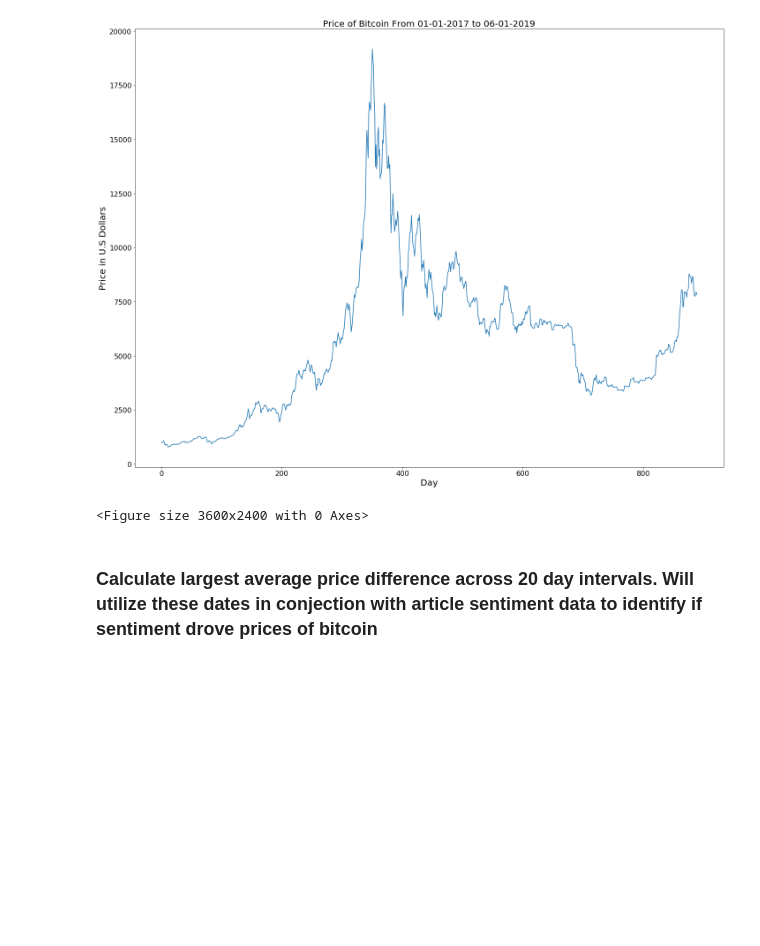
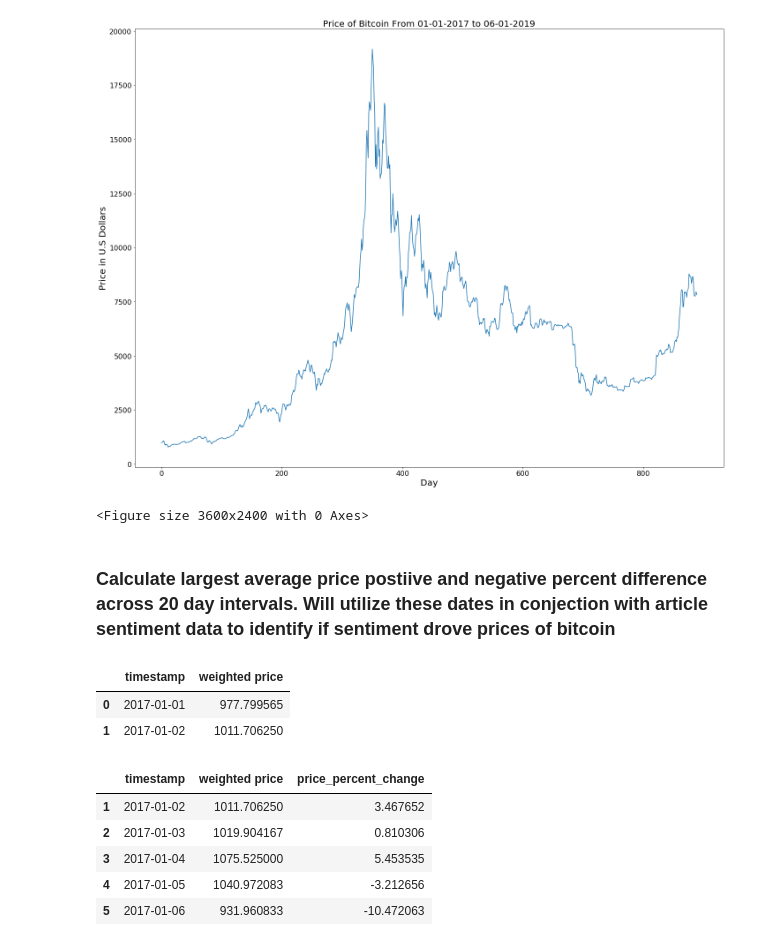
Before and after one commit to MohammadBakir/Bitcoin-Price-Prediction, a Jupyter notebook: crypto_currency_and_market_value_history/Cryptocurrency Data EDA.ipynb, the cells around one changed output. Saved outputs shown, nothing was run; the diff lists cells and outputs as text; code cells hidden in the pictures; blank space fills up the shorter version.

```diff
--- a/crypto_currency_and_market_value_history/Cryptocurrency Data EDA.ipynb
+++ b/crypto_currency_and_market_value_history/Cryptocurrency Data EDA.ipynb
@@ -97,7 +60,7 @@ Timestamp('2017-01-01 01:00:00')
 bitcoin_price_df_last_2_5_years.timestamp = pd.to_datetime(bitcoin_price_df_last_2_5_years.timestamp).dt.date
 # %%
 #Average price across day last 2.5 years
-average_daily_bitcoin_price_2_5_years = bitcoin_price_df_last_2_5_years.groupby(['timestamp']).mean()
+average_daily_bitcoin_price_2_5_years = bitcoin_price_df_last_2_5_years.groupby(['timestamp'],as_index=False).mean()
 # %%
 def graph_price_history(bitcoin_data, file_name):
     """
@@ -131,6 +94,23 @@ graph_price_history(average_daily_bitcoin_price_2_5_years['weighted price'], 'bi
 [figure]
 <Figure size 3600x2400 with 0 Axes>
 # %% [markdown]
-### Calculate largest average price difference across 20 day intervals. Will utilize these dates in conjection with article sentiment data to identify if sentiment drove prices of bitcoin
+### Calculate largest average price postiive and negative percent difference across 20 day intervals. Will utilize these dates in conjection with article sentiment data to identify if sentiment drove prices of bitcoin
+# %%
+average_daily_bitcoin_price_2_5_years.head(2)
+# %% [output]
+|  | timestamp | weighted price |
+| 0 | 2017-01-01 | 977.799565 |
+| 1 | 2017-01-02 | 1011.706250 |
 # %%
-#Calculate largest difference in 20 day intervals.
+#Calculate largest percent difference in 20 day intervals.
+average_daily_bitcoin_price_2_5_years['price_percent_change'] = average_daily_bitcoin_price_2_5_years['weighted price'].pct_change(axis=0)*100
+average_daily_bitcoin_price_2_5_years.dropna(inplace=True)
+# %%
+average_daily_bitcoin_price_2_5_years.head(5)
+# %% [output]
+|  | timestamp | weighted price | price_percent_change |
+| 1 | 2017-01-02 | 1011.706250 | 3.467652 |
+| 2 | 2017-01-03 | 1019.904167 | 0.810306 |
+| 3 | 2017-01-04 | 1075.525000 | 5.453535 |
+| 4 | 2017-01-05 | 1040.972083 | -3.212656 |
+| 5 | 2017-01-06 | 931.960833 | -10.472063 |
```
Also changed, not shown: parts of 8 cells of this notebook, 2 other files.
